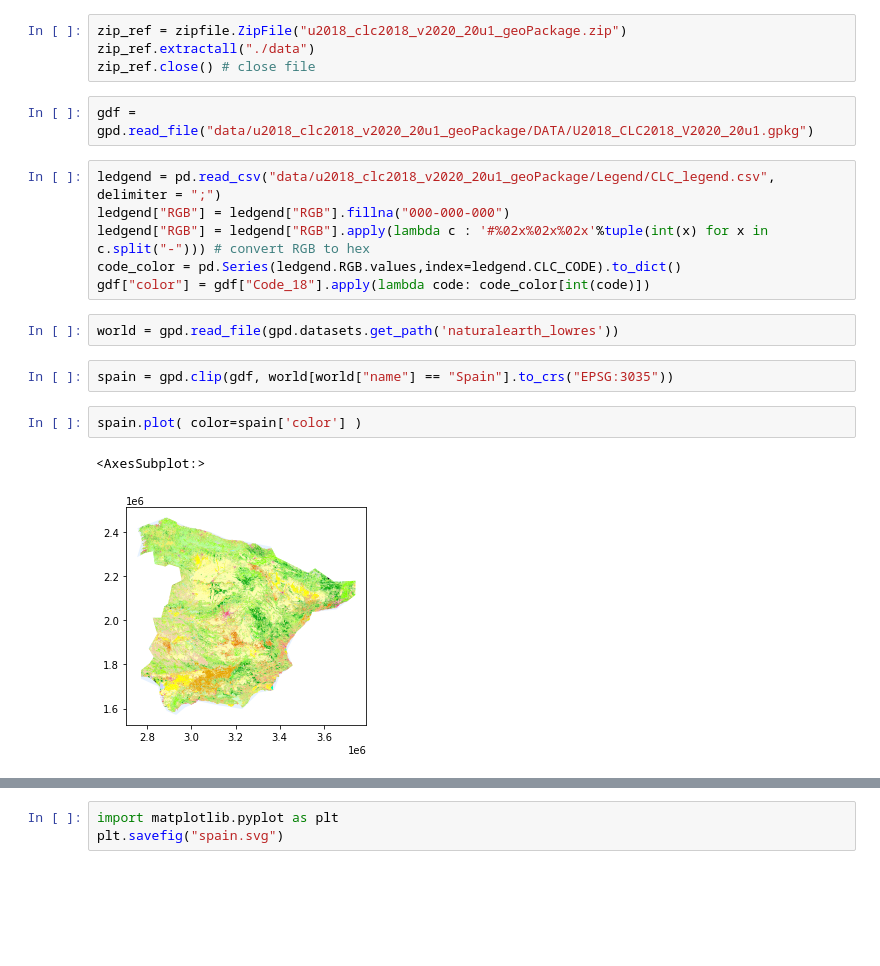
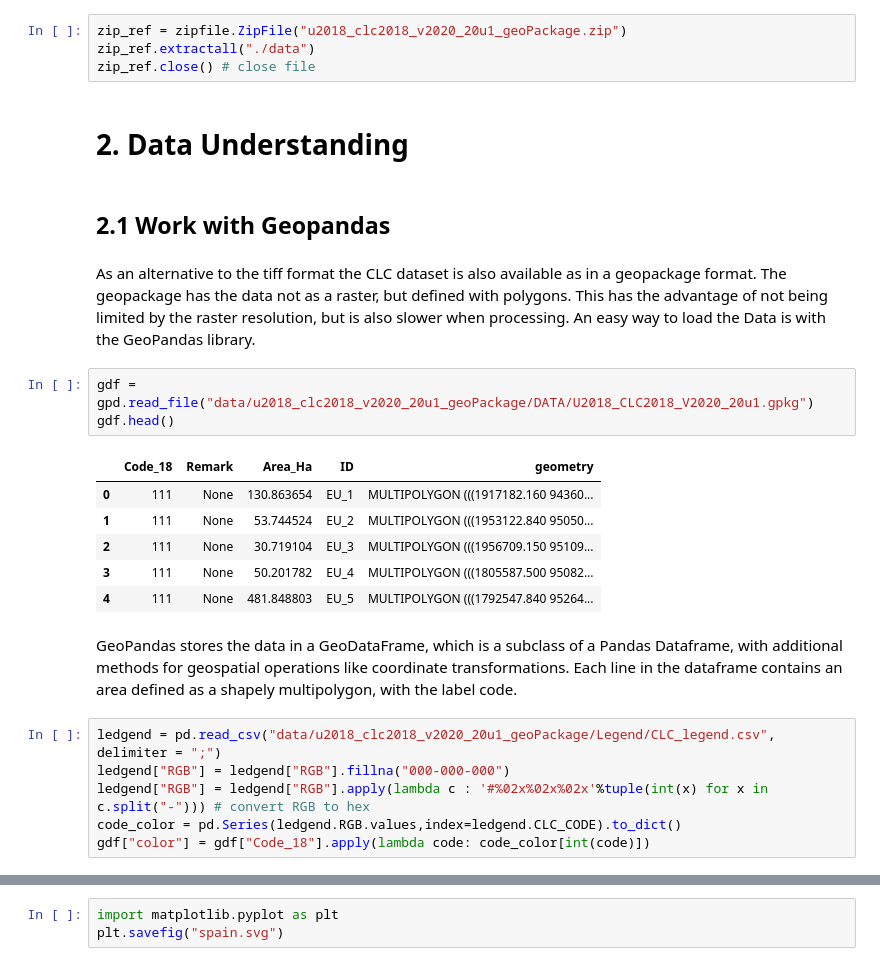
Before and after one commit to KatrinPoepp/eumetsat-competition, a Jupyter notebook: geopackage.ipynb, the cells around one changed output, grey strips where cells are left out. Saved outputs shown, nothing was run; the diff lists cells and outputs as text; blank space fills up the shorter version.

```diff
--- a/geopackage.ipynb
+++ b/geopackage.ipynb
@@ -34,20 +36,31 @@ Exception: Missing/incomplete configuration file: /home/jovyan/.hdarc
 zip_ref = zipfile.ZipFile("u2018_clc2018_v2020_20u1_geoPackage.zip")
 zip_ref.extractall("./data")
 zip_ref.close() # close file
+# %% [markdown]
+# 2. Data Understanding
+# %% [markdown]
+## 2.1 Work with Geopandas
+# %% [markdown]
+As an alternative to the tiff format the CLC dataset is also available as in a geopackage format.
+The geopackage has the data not as a raster, but defined with polygons.
+This has the advantage of not being limited by the raster resolution, but is also slower when processing.
+An easy way to load the Data is with the GeoPandas library.
 # %%
 gdf = gpd.read_file("data/u2018_clc2018_v2020_20u1_geoPackage/DATA/U2018_CLC2018_V2020_20u1.gpkg")
+gdf.head()
+# %% [output]
+|  | Code_18 | Remark | Area_Ha | ID | geometry |
+| 0 | 111 | None | 130.863654 | EU_1 | MULTIPOLYGON (((1917182.160 94360... |
+| 1 | 111 | None | 53.744524 | EU_2 | MULTIPOLYGON (((1953122.840 95050... |
+| 2 | 111 | None | 30.719104 | EU_3 | MULTIPOLYGON (((1956709.150 95109... |
+| 3 | 111 | None | 50.201782 | EU_4 | MULTIPOLYGON (((1805587.500 95082... |
+| 4 | 111 | None | 481.848803 | EU_5 | MULTIPOLYGON (((1792547.840 95264... |
+# %% [markdown]
+GeoPandas stores the data in a GeoDataFrame, which is a subclass of a Pandas Dataframe, with additional methods for geospatial operations like coordinate transformations.
+Each line in the dataframe contains an area defined as a shapely multipolygon, with the label code.
 # %%
 ledgend = pd.read_csv("data/u2018_clc2018_v2020_20u1_geoPackage/Legend/CLC_legend.csv", delimiter = ";")
 ledgend["RGB"] = ledgend["RGB"].fillna("000-000-000")
 ledgend["RGB"] = ledgend["RGB"].apply(lambda c : '#%02x%02x%02x'%tuple(int(x) for x in c.split("-"))) # convert RGB to hex
 code_color = pd.Series(ledgend.RGB.values,index=ledgend.CLC_CODE).to_dict()
 gdf["color"] = gdf["Code_18"].apply(lambda code: code_color[int(code)])
-# %%
-world = gpd.read_file(gpd.datasets.get_path('naturalearth_lowres'))
-# %%
-spain = gpd.clip(gdf, world[world["name"] == "Spain"].to_crs("EPSG:3035"))
-# %%
-spain.plot( color=spain['color'] )
-# %% [output]
-<AxesSubplot:>
-[figure, removed]
```
Also changed, not shown: parts of 4 cells of this notebook, 10 other files.
